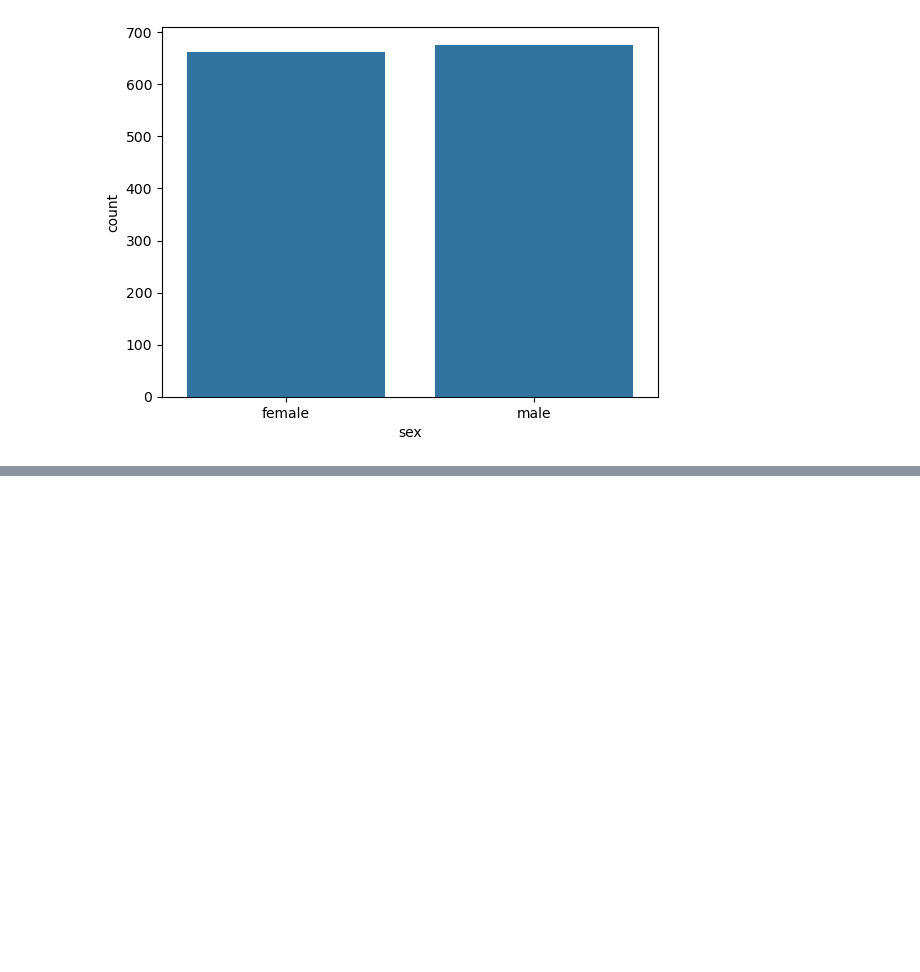
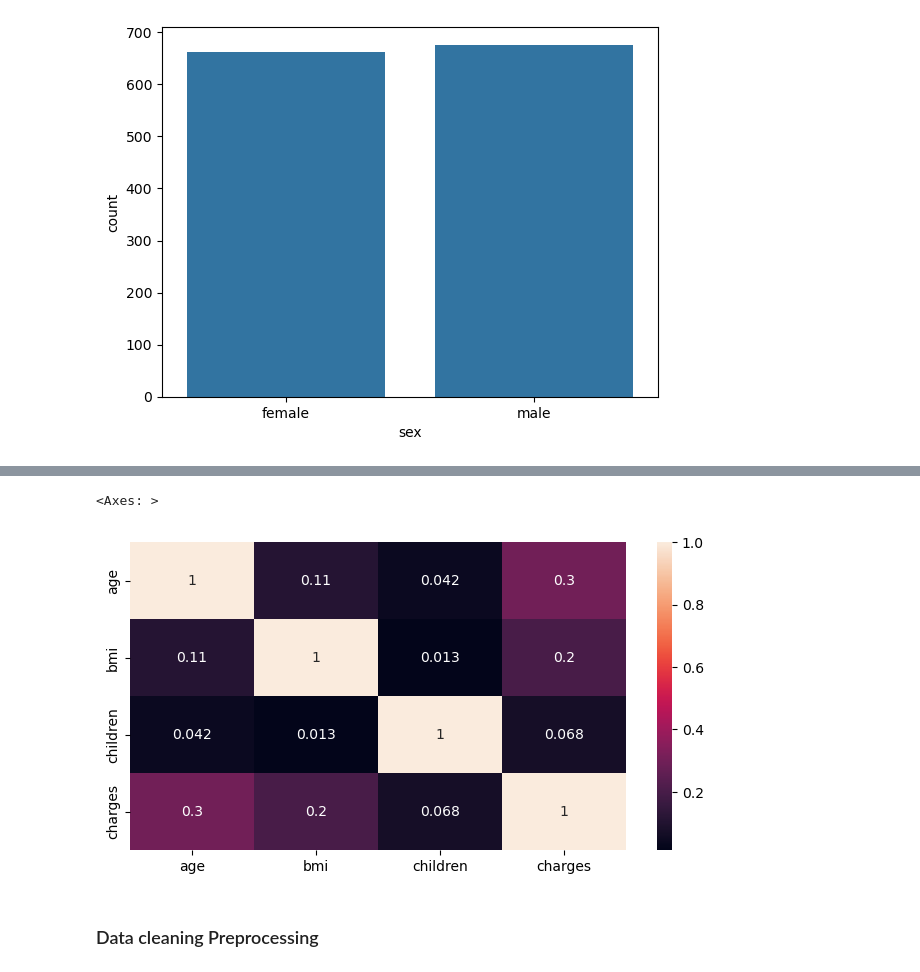
Before and after one commit to khizarzafar/insurance-cost-predictor, a Jupyter notebook: EDA.ipynb, the cells around one changed output, grey strips where cells are left out. Cells and saved outputs as stored; diff of their text form; code cells hidden in the pictures; blank space fills up the shorter version.

```diff
--- a/EDA.ipynb
+++ b/EDA.ipynb
@@ -95,0 +101,8 @@ sns.countplot(x=df['sex'])
+# %%
+plt.figure(figsize=(8,4))
+sns.heatmap(df.corr(numeric_only=True),annot=True)
+# %% [output]
+<Axes: >
+[figure, added]
+# %% [markdown]
+### Data cleaning Preprocessing
```
Also changed, not shown: parts of 22 cells of this notebook.
